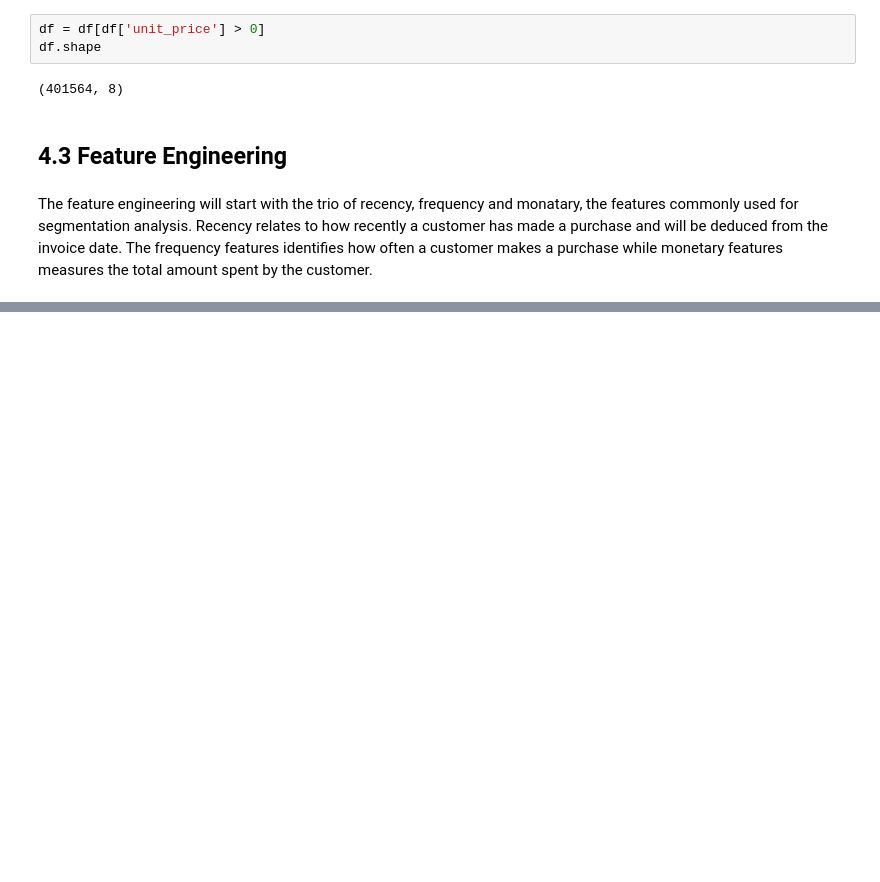
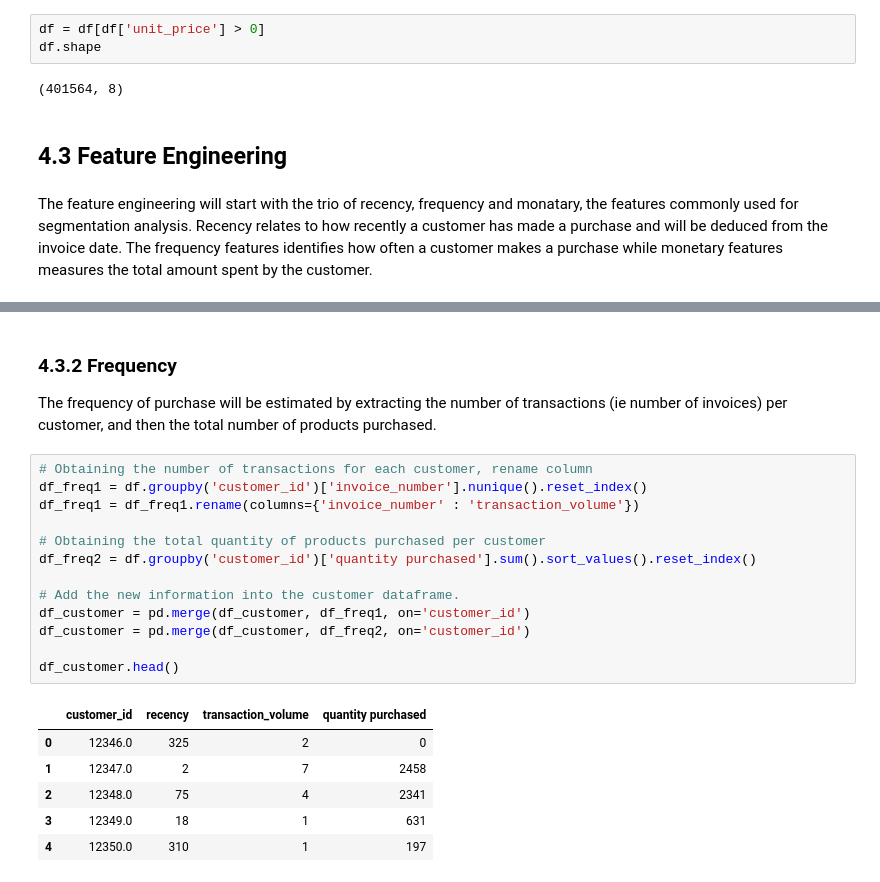
Before and after one commit to asoyewole/Customer-Segmentation-Project-for-a-Retail-Company, a Jupyter notebook: Segmentation and Recommendation project.ipynb, the cells around one changed output, grey strips where cells are left out. Cells and saved outputs as stored; diff of their text form; blank space fills up the shorter version.

```diff
--- a/Segmentation and Recommendation project.ipynb
+++ b/Segmentation and Recommendation project.ipynb
@@ -328,0 +338,23 @@ TypeError: Cannot broadcast np.ndarray with operand of type <class 'method'>
+# %% [markdown]
+### 4.3.2 Frequency
+The frequency of purchase will be estimated by extracting the number of transactions (ie number of invoices) per customer, and then the total number of products purchased.
+# %%
+# Obtaining the number of transactions for each customer, rename column
+df_freq1 = df.groupby('customer_id')['invoice_number'].nunique().reset_index()
+df_freq1 = df_freq1.rename(columns={'invoice_number' : 'transaction_volume'})
+
+# Obtaining the total quantity of products purchased per customer
+df_freq2 = df.groupby('customer_id')['quantity purchased'].sum().sort_values().reset_index()
+
+# Add the new information into the customer dataframe.
+df_customer = pd.merge(df_customer, df_freq1, on='customer_id')
+df_customer = pd.merge(df_customer, df_freq2, on='customer_id')
+
+df_customer.head()
+# %% [output]
+|  | customer_id | recency | transaction_volume | quantity purchased |
+| 0 | 12346.0 | 325 | 2 | 0 |
+| 1 | 12347.0 | 2 | 7 | 2458 |
+| 2 | 12348.0 | 75 | 4 | 2341 |
+| 3 | 12349.0 | 18 | 1 | 631 |
+| 4 | 12350.0 | 310 | 1 | 197 |
```
Also changed, not shown: parts of 7 cells of this notebook, 1 other file.
